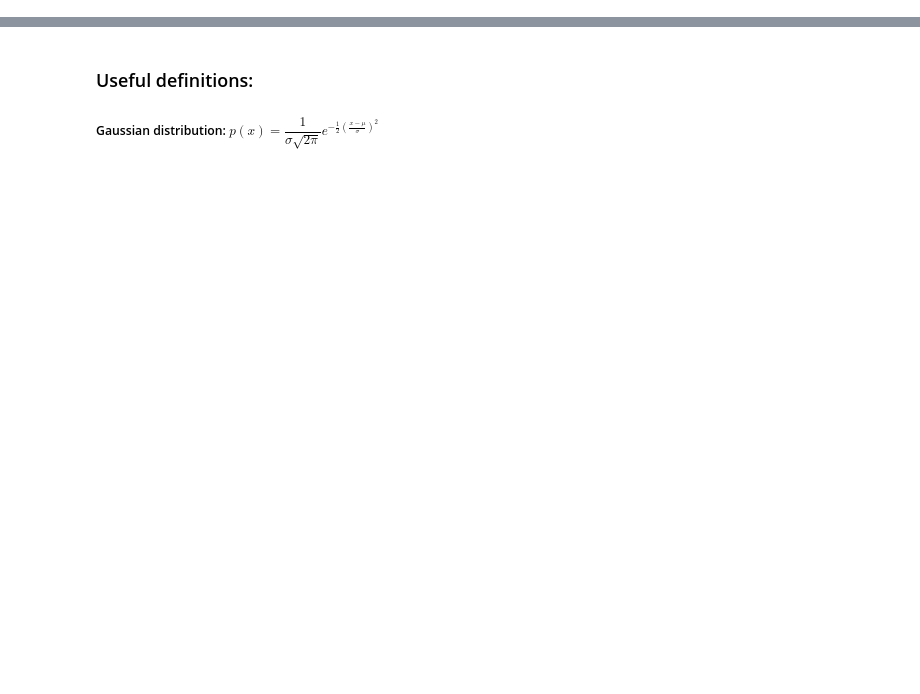
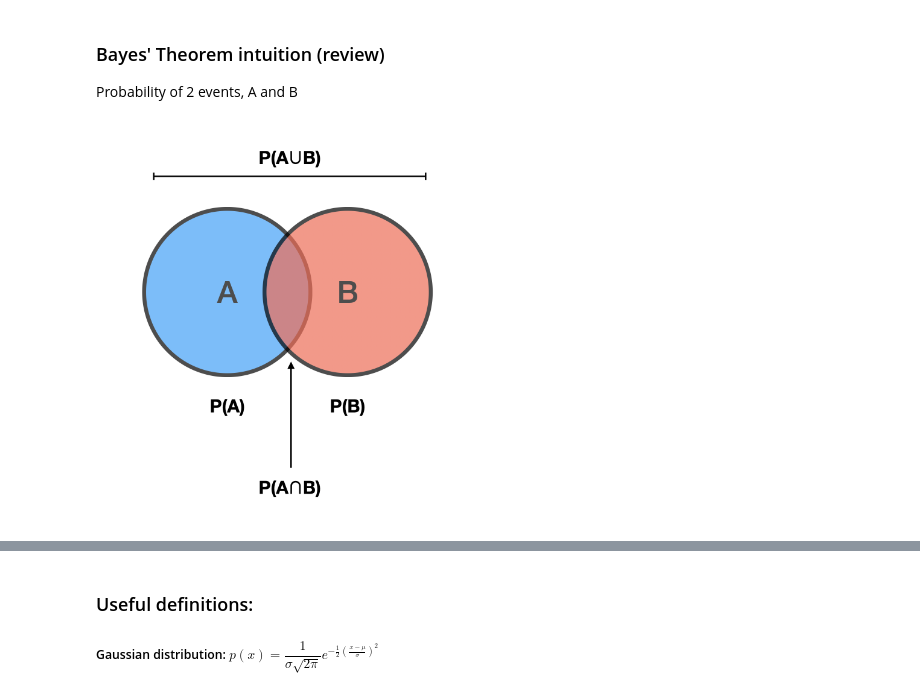
Before and after one commit to ZuckermanLab/ModelExplorer, a Jupyter notebook: Bayesian model fitting notebook-V2.ipynb, the cells around one changed output, grey strips where cells are left out. Cells and saved outputs as stored; diff of their text form; code cells hidden in the pictures; blank space fills up the shorter version.

```diff
--- a/Bayesian model fitting notebook-V2.ipynb
+++ b/Bayesian model fitting notebook-V2.ipynb
@@ -28,0 +33,8 @@ Often logs are used to calculate the probabilities to reduce numerical issues w/
+# %% [markdown]
+### Bayes' Theorem intuition (review)
+
+Probability of 2 events, A and B
+# %%
+Image(filename="bayes_1.png", width = 400, height = 400)
+# %% [output]
+[figure, added]
```
Also changed, not shown: parts of 42 cells of this notebook.
